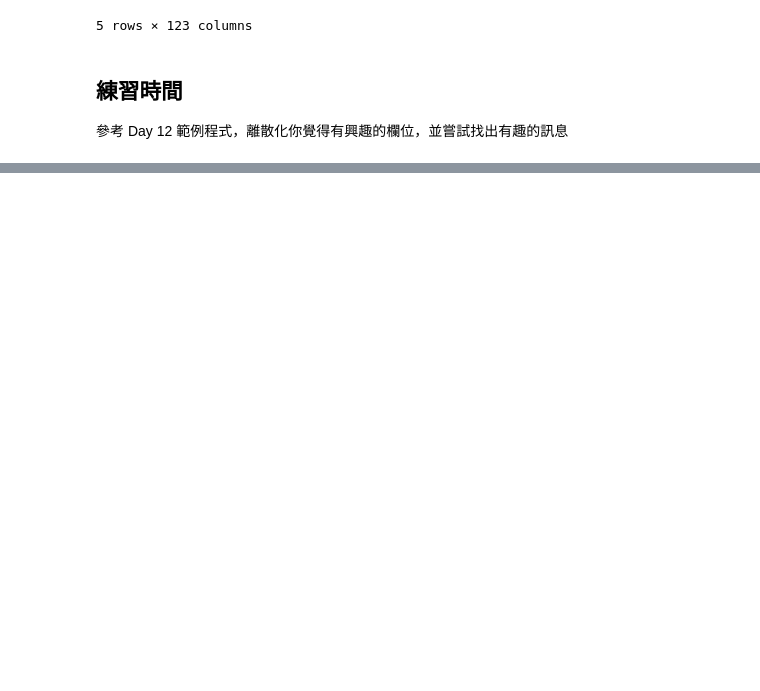
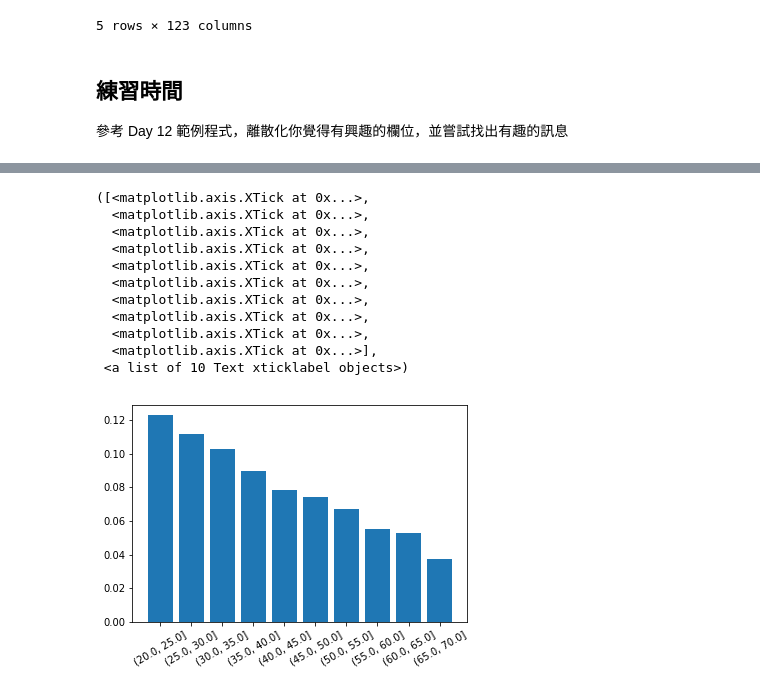
Before and after one commit to tobeywang/2nd-ML100Days, a Jupyter notebook: Day_013_HW.ipynb, the cells around one changed output, grey strips where cells are left out. Drawn from its saved outputs; the diff is of its cells as text; code cells hidden in the pictures; blank space fills up the shorter version.

```diff
--- a/Day_013_HW.ipynb
+++ b/Day_013_HW.ipynb
@@ -80 +117,4 @@ app_train['YEAR_BIRTH_GROUP'].value_counts().sort_index()
 Name: YEAR_BIRTH_GROUP, dtype: int64
+# %%
+#每一組的平均值
+group=c.groupby('YEAR_BIRTH_GROUP').mean()
@@ -81,3 +137,20 @@ Name: YEAR_BIRTH_GROUP, dtype: int64
+# %%
+plt.bar(range(len(group.index)),  group['TARGET'])
+plt.xticks(range(len(group.index)),group.index,rotation=30)
+#越年輕的客戶族群的違約遲繳的可能越大！
+# %% [output]
+([<matplotlib.axis.XTick at 0x...>,
+  <matplotlib.axis.XTick at 0x...>,
+  <matplotlib.axis.XTick at 0x...>,
+  <matplotlib.axis.XTick at 0x...>,
+  <matplotlib.axis.XTick at 0x...>,
+  <matplotlib.axis.XTick at 0x...>,
+  <matplotlib.axis.XTick at 0x...>,
+  <matplotlib.axis.XTick at 0x...>,
+  <matplotlib.axis.XTick at 0x...>,
+  <matplotlib.axis.XTick at 0x...>],
+ <a list of 10 Text xticklabel objects>)
+[figure, added]
 # %%
 plt_column = ['AMT_INCOME_TOTAL']
 plt_by =['YEAR_BIRTH_GROUP']
```
Also changed, not shown: parts of 5 cells of this notebook.
